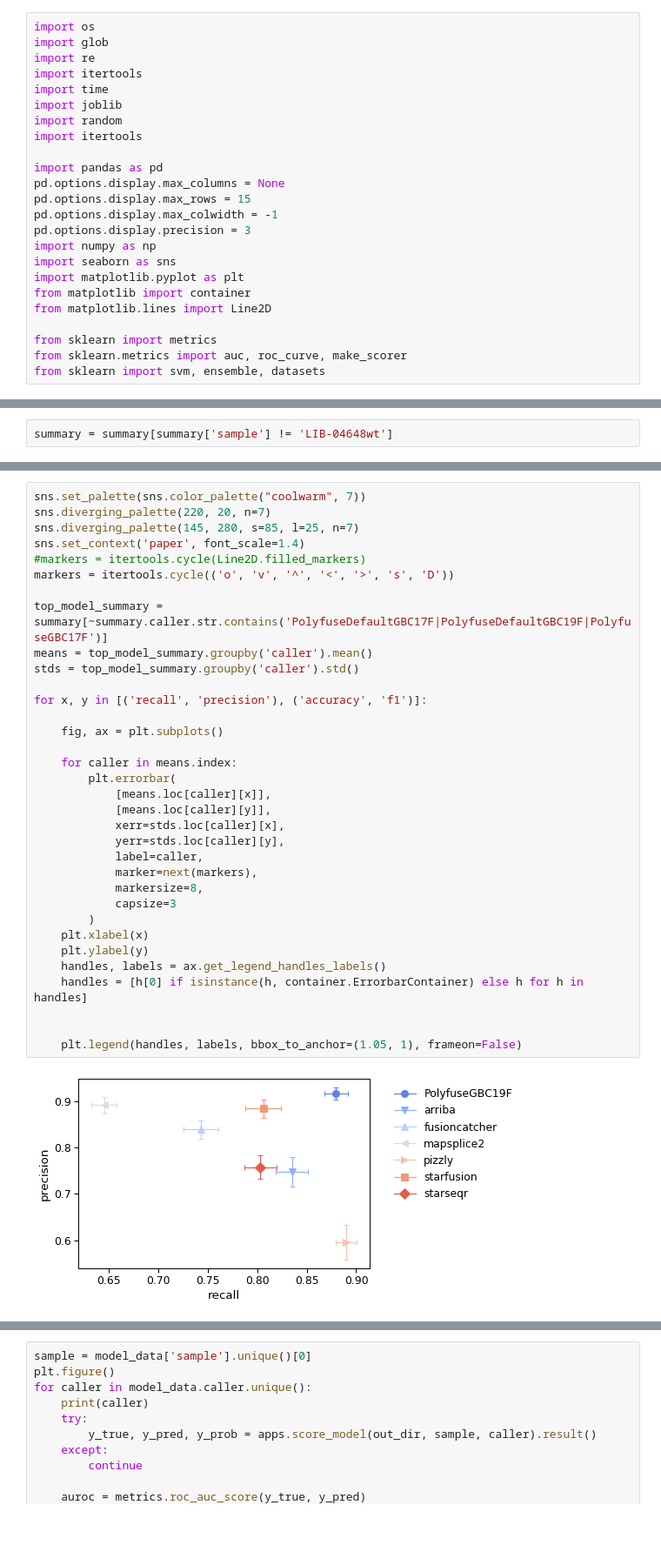
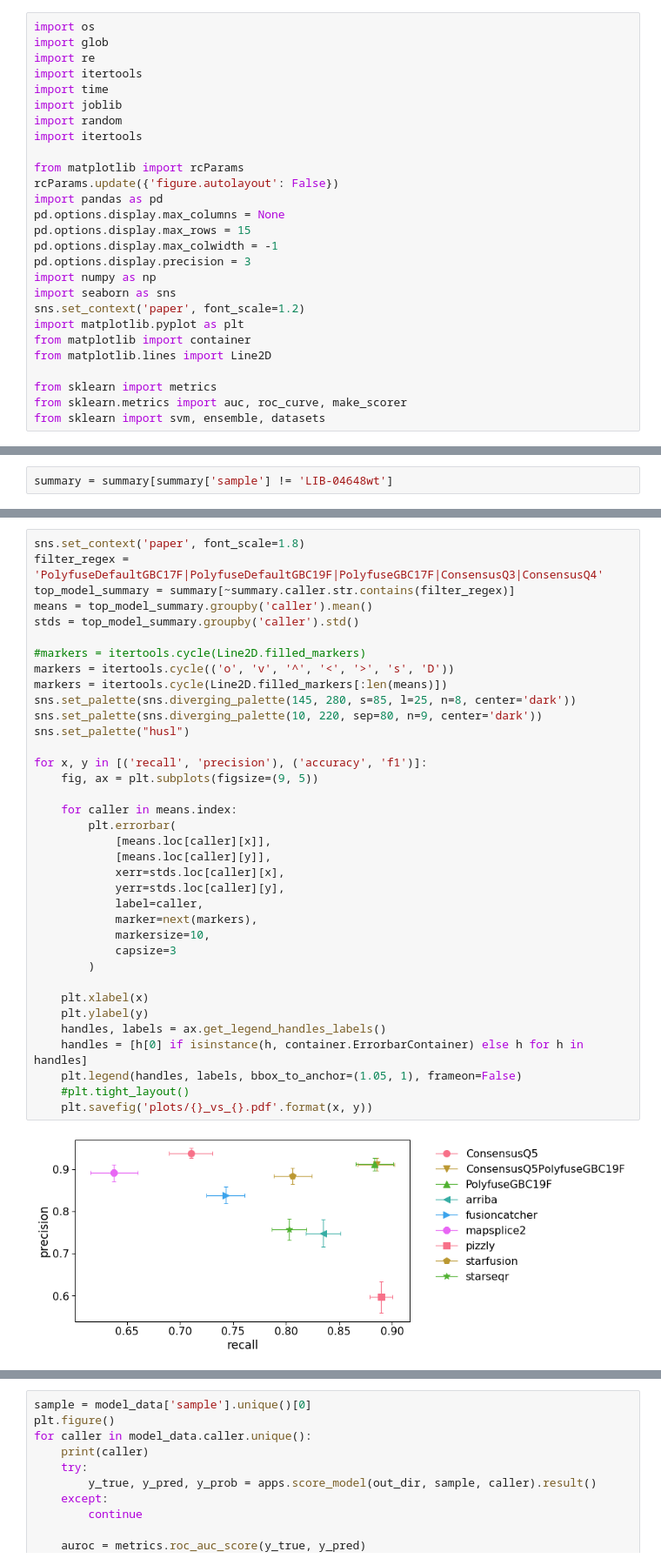
Before and after one commit to olopade-lab/fusion-ensembler, a Jupyter notebook: notebooks/polyfuse-50.ipynb, the cells around one changed output, grey strips where cells are left out. Shown: that part at 87% size. Saved outputs shown, nothing was run; the diff lists cells and outputs as text; blank space fills up the shorter version.

Commit message:
Add consensus calling

```diff
--- a/notebooks/polyfuse-50.ipynb
+++ b/notebooks/polyfuse-50.ipynb
@@ -11,6 +11,8 @@ import joblib
 import random
 import itertools
 
+from matplotlib import rcParams
+rcParams.update({'figure.autolayout': False})
 import pandas as pd
 pd.options.display.max_columns = None
 pd.options.display.max_rows = 15
@@ -18,6 +20,7 @@ pd.options.display.max_colwidth = -1
 pd.options.display.precision = 3
 import numpy as np
 import seaborn as sns
+sns.set_context('paper', font_scale=1.2)
 import matplotlib.pyplot as plt
 from matplotlib import container
 from matplotlib.lines import Line2D
@@ -176,36 +198,38 @@ Line2D.filled_markers
 # %%
-sns.set_palette(sns.color_palette("coolwarm", 7))
-sns.diverging_palette(220, 20, n=7)
-sns.diverging_palette(145, 280, s=85, l=25, n=7)
-sns.set_context('paper', font_scale=1.4)
-#markers = itertools.cycle(Line2D.filled_markers)
-markers = itertools.cycle(('o', 'v', '^', '<', '>', 's', 'D'))
-
-top_model_summary = summary[~summary.caller.str.contains('PolyfuseDefaultGBC17F|PolyfuseDefaultGBC19F|PolyfuseGBC17F')]
+sns.set_context('paper', font_scale=1.8)
+filter_regex = 'PolyfuseDefaultGBC17F|PolyfuseDefaultGBC19F|PolyfuseGBC17F|ConsensusQ3|ConsensusQ4'
+top_model_summary = summary[~summary.caller.str.contains(filter_regex)]
 means = top_model_summary.groupby('caller').mean()
 stds = top_model_summary.groupby('caller').std()
 
+#markers = itertools.cycle(Line2D.filled_markers)
+markers = itertools.cycle(('o', 'v', '^', '<', '>', 's', 'D'))
+markers = itertools.cycle(Line2D.filled_markers[:len(means)])
+sns.set_palette(sns.diverging_palette(145, 280, s=85, l=25, n=8, center='dark'))
+sns.set_palette(sns.diverging_palette(10, 220, sep=80, n=9, center='dark'))
+sns.set_palette("husl")
+
 for x, y in [('recall', 'precision'), ('accuracy', 'f1')]:
-
-    fig, ax = plt.subplots()
+    fig, ax = plt.subplots(figsize=(9, 5))
 
     for caller in means.index:
         plt.errorbar(
             [means.loc[caller][x]],
             [means.loc[caller][y]],
             xerr=stds.loc[caller][x],
             yerr=stds.loc[caller][y],
             label=caller,
             marker=next(markers),
-            markersize=8,
+            markersize=10,
             capsize=3
         )
+
     plt.xlabel(x)
     plt.ylabel(y)
     handles, labels = ax.get_legend_handles_labels()
     handles = [h[0] if isinstance(h, container.ErrorbarContainer) else h for h in handles]
-
-
     plt.legend(handles, labels, bbox_to_anchor=(1.05, 1), frameon=False)
+    #plt.tight_layout()
+    plt.savefig('plots/{}_vs_{}.pdf'.format(x, y))
 # %% [output]
-[figure, old version]
+[figure, new version]
```
Also changed, not shown: parts of 20 cells of this notebook, 2 other files.
